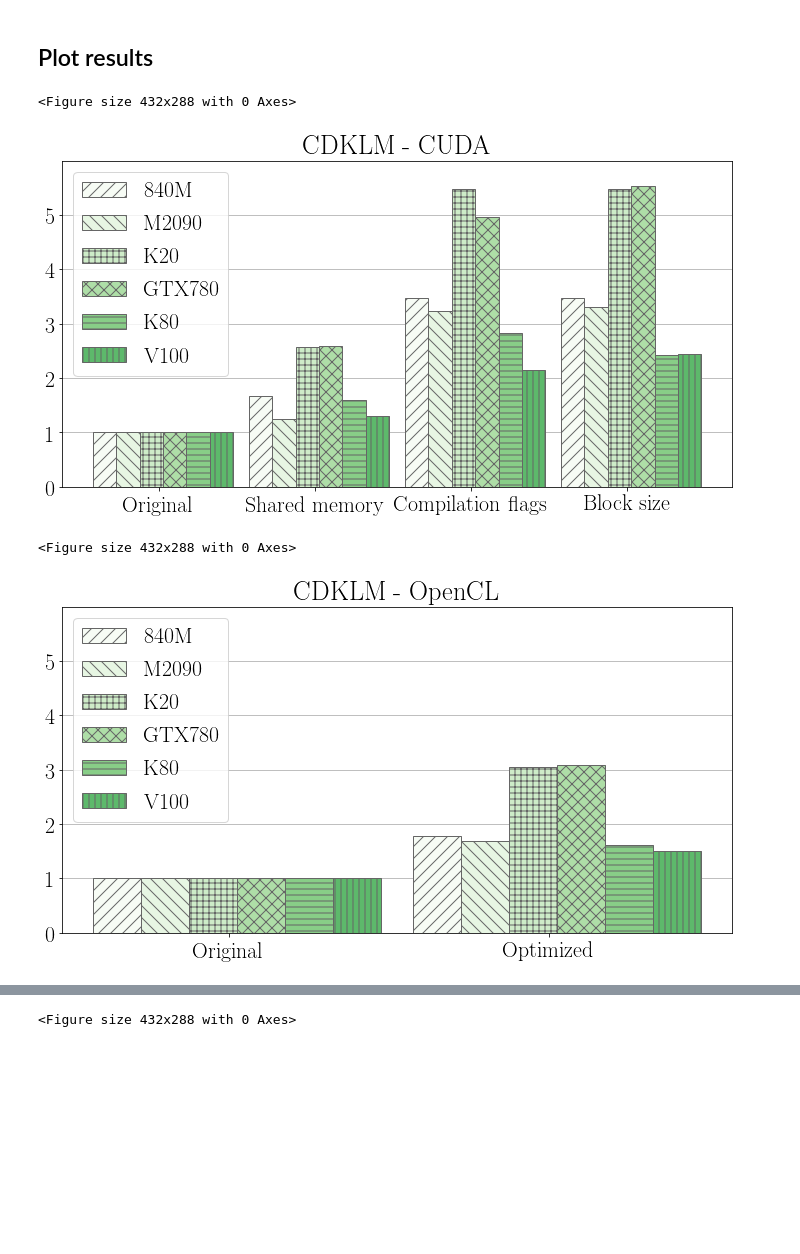
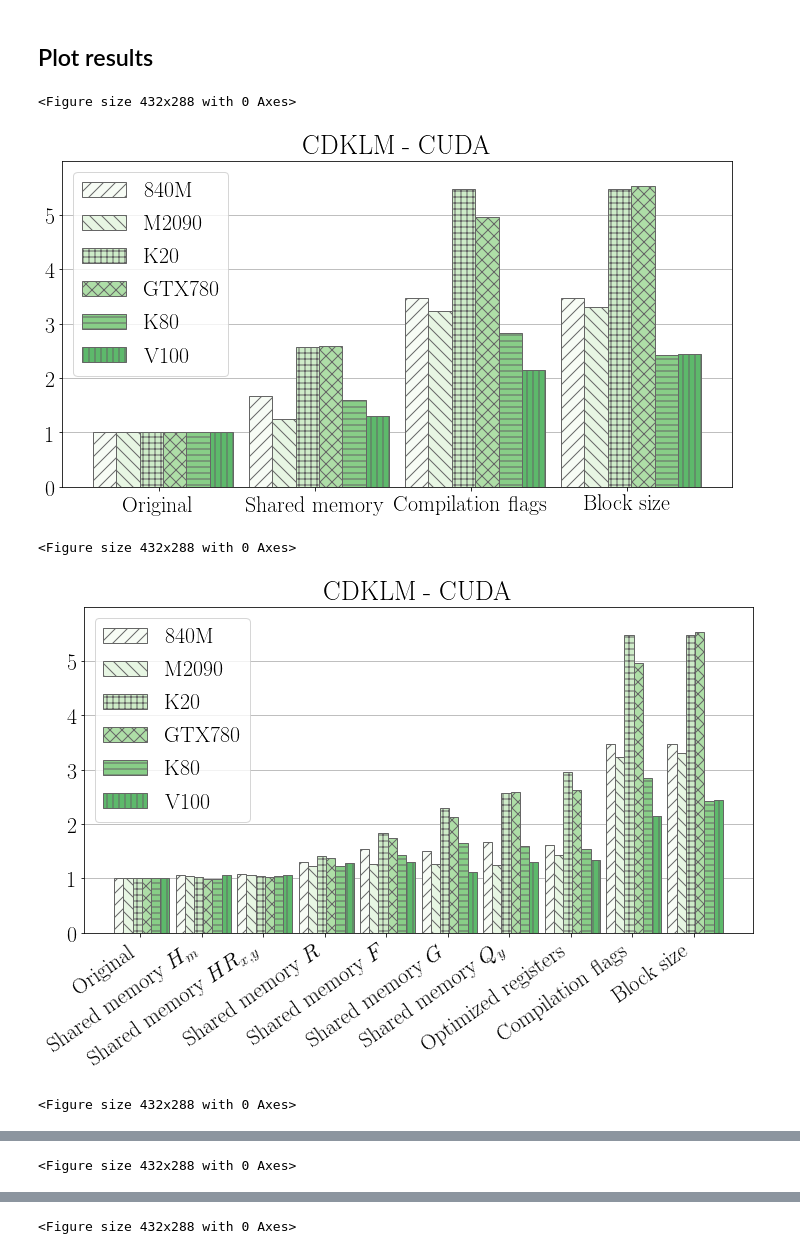
Before and after one commit to metno/gpu-ocean, a Jupyter notebook: gpu_ocean/prototypes/GitBenchmarkingPlot.ipynb, the cells around one changed output, grey strips where cells are left out. Drawn from its saved outputs; the diff is of its cells as text; code cells hidden in the pictures; blank space fills up the shorter version.

Commit message:
Edited profiling CDKLM figure

```diff
--- a/gpu_ocean/prototypes/GitBenchmarkingPlot.ipynb
+++ b/gpu_ocean/prototypes/GitBenchmarkingPlot.ipynb
@@ -189,6 +189,15 @@ def plot_results(files, title, columns=None, labels=None, filename=None):
     if (labels == None):
         labels = df['labels'][columns]
 
+    assert (len(labels)== len(columns))
+
+
+    label_rotation = 0
+    alignment = 'center'
+    if len(labels) > 4:
+        label_rotation = 35
+        alignment = 'right'
+
     x = np.arange(len(columns))
     architectures = list(zip(*files))[1]
     num_architectures = len(architectures)
@@ -204,7 +213,11 @@ def plot_results(files, title, columns=None, labels=None, filename=None):
         ax.bar(x+2*bar_offset + (i - num_architectures/2)*bar_width, values, bar_width,
                label=label, hatch=hatches[i], color=colors[i], linewidth=1, edgecolor='0.4')
 
-    plt.xticks(x, labels)#, rotation='vertical')
+    plt.xticks(x, labels, rotation=label_rotation, horizontalalignment=alignment) #rotation='vertical')
+    #for label in axs[0].get_xmajorticklabels() + axs[1].get_xmajorticklabels():
+    #    label.set_rotation(30)
+    #    label.set_horizontalalignment("right")
+
     plt.grid(axis='y')
     plt.legend(loc='upper left')
     plt.ylim([0, 6])
@@ -223,9 +236,26 @@ def plot_results(files, title, columns=None, labels=None, filename=None):
                 metadata=metadata)
 # %%
 plot_results(cdklm_cuda, "CDKLM - CUDA", columns=[0, 6, 13, 14], labels=["Original", "Shared memory", "Compilation flags", "Block size"], filename="cuda_cdklm.pdf")
+plot_results(cdklm_cuda, "CDKLM - CUDA",
+             columns=[0,1,2,3,4,5,6, 12, 13, 14],
+             labels=["Original",
+                     "Shared memory $H_m$",
+                     "Shared memory $HR_{x,y}$",
+                     "Shared memory $R$",
+                     "Shared memory $F$",
+                     "Shared memory $G$",
+                     "Shared memory $Q_y$",
+                     "Optimized registers",
+                     "Compilation flags",
+                     "Block size"],
+             filename="cuda_cdklm.pdf")
+plot_results(cdklm_cuda, "CDKLM - CUDA",
+             columns=None, labels=None,
+             filename="cuda_cdklm_all.pdf")
 plot_results(cdklm_opencl, "CDKLM - OpenCL", labels=["Original", "Optimized"], filename="opencl_cdklm.pdf")
 # %% [output]
 <Figure size 432x288 with 0 Axes>
 [figure]
 <Figure size 432x288 with 0 Axes>
-[figure, old version]
+[figure, new version]
+<Figure size 432x288 with 0 Axes>
@@ -231,0 +263 @@ plot_results(cdklm_opencl, "CDKLM - OpenCL", labels=["Original", "Optimized"], f
+<Figure size 432x288 with 0 Axes>
```
Also changed, not shown: parts of 1 cell of this notebook.
